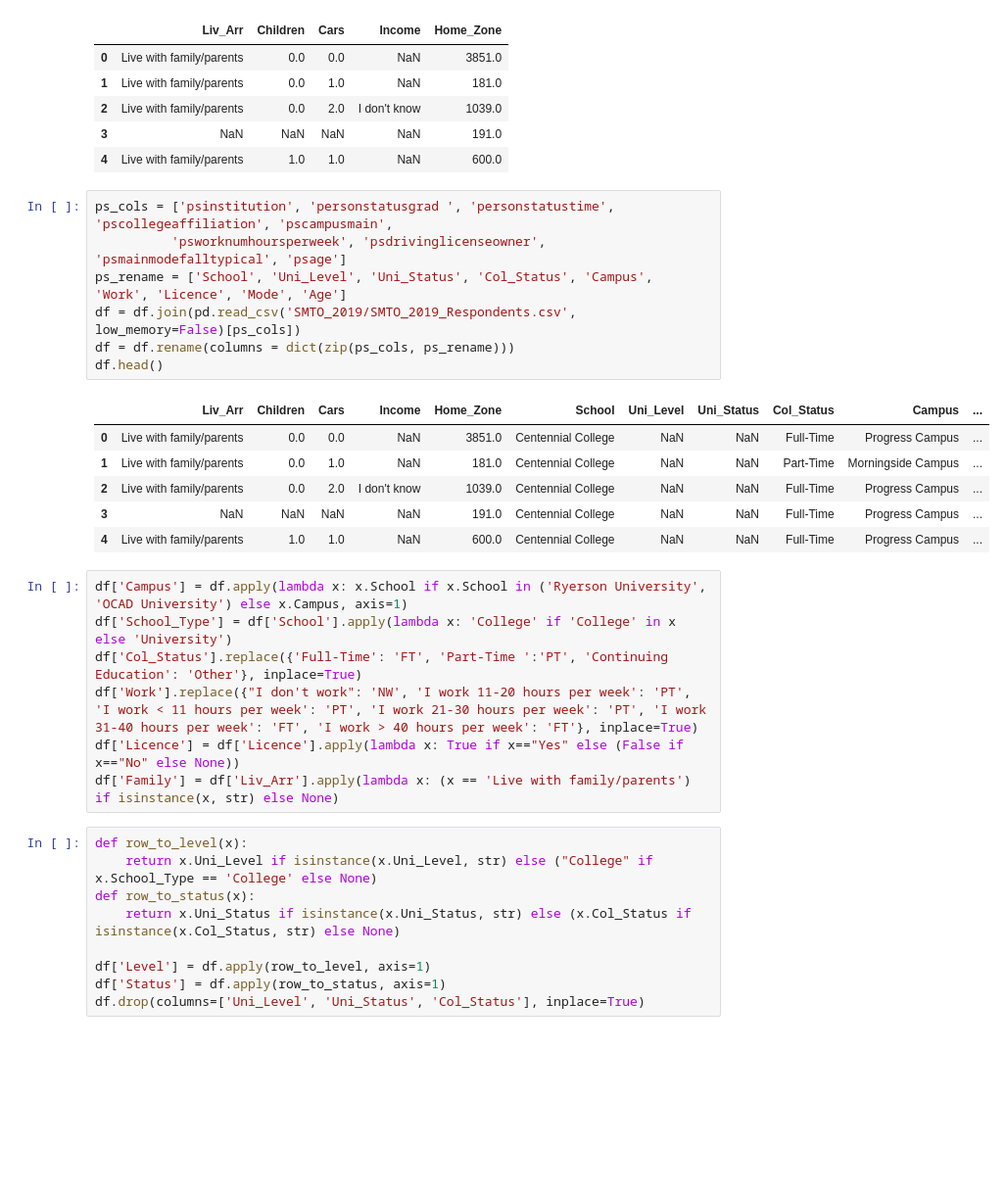
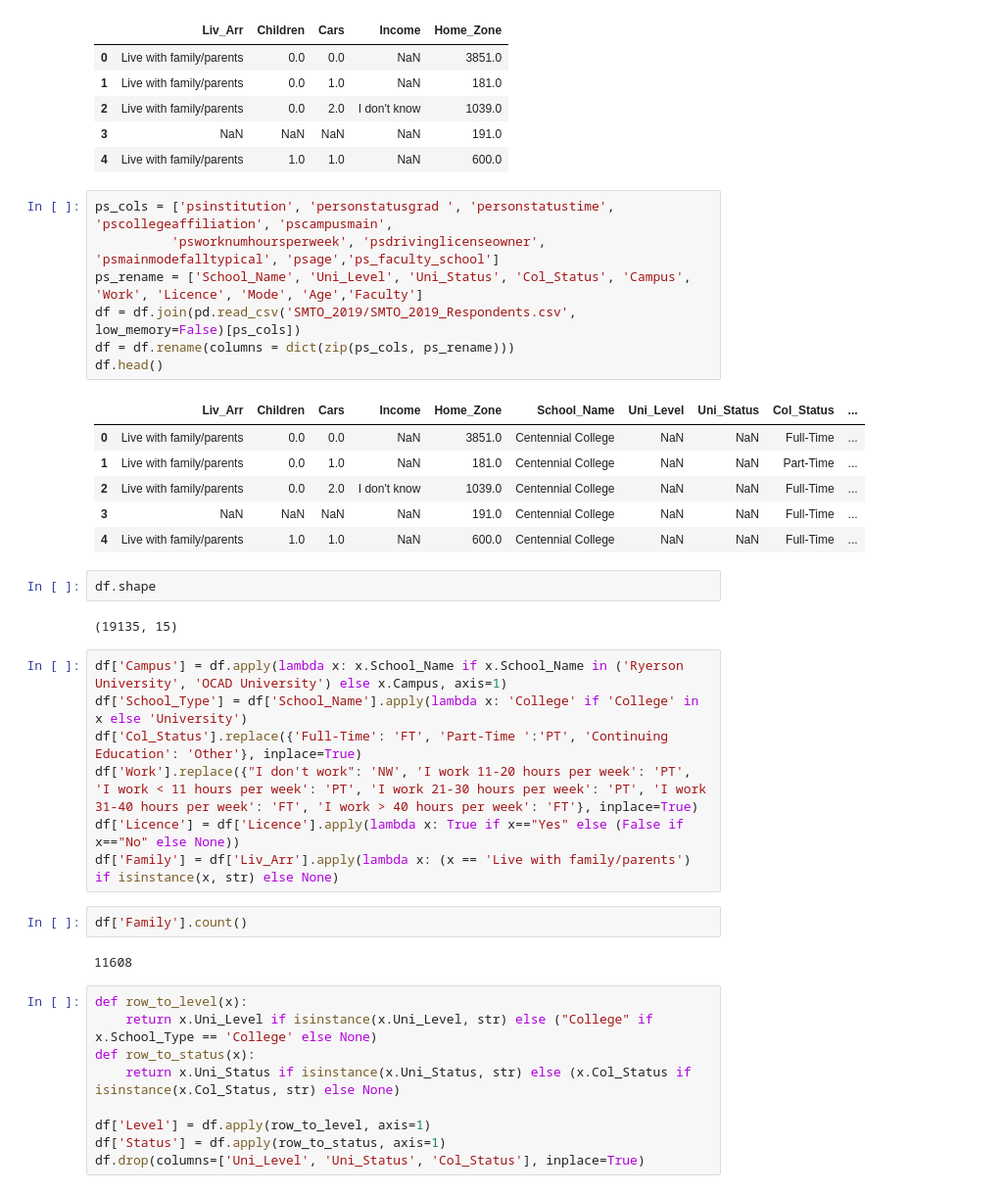
Before and after one commit to gonzaloMS-2000/PORPOS-TMG, a Jupyter notebook: Data/Create_Complete_Data_File_2019-Copy1.ipynb, the cells around one changed output. Shown at 98% size. Saved outputs shown, nothing was run; the diff lists cells and outputs as text; blank space fills up the shorter version.

```diff
--- a/Data/Create_Complete_Data_File_2019-Copy1.ipynb
+++ b/Data/Create_Complete_Data_File_2019-Copy1.ipynb
@@ -17,25 +17,33 @@ df.head()
 | 4 | Live with family/parents | 1.0 | 1.0 | NaN | 600.0 |
 # %%
 ps_cols = ['psinstitution', 'personstatusgrad ', 'personstatustime', 'pscollegeaffiliation', 'pscampusmain',
-          'psworknumhoursperweek', 'psdrivinglicenseowner', 'psmainmodefalltypical', 'psage']
-ps_rename = ['School', 'Uni_Level', 'Uni_Status', 'Col_Status', 'Campus', 'Work', 'Licence', 'Mode', 'Age']
+          'psworknumhoursperweek', 'psdrivinglicenseowner', 'psmainmodefalltypical', 'psage','ps_faculty_school']
+ps_rename = ['School_Name', 'Uni_Level', 'Uni_Status', 'Col_Status', 'Campus', 'Work', 'Licence', 'Mode', 'Age','Faculty']
 df = df.join(pd.read_csv('SMTO_2019/SMTO_2019_Respondents.csv', low_memory=False)[ps_cols])
 df = df.rename(columns = dict(zip(ps_cols, ps_rename)))
 df.head()
 # %% [output]
-|  | Liv_Arr | Children | Cars | Income | Home_Zone | School | Uni_Level | Uni_Status | Col_Status | Campus | ... |
-| 0 | Live with family/parents | 0.0 | 0.0 | NaN | 3851.0 | Centennial College | NaN | NaN | Full-Time | Progress Campus | ... |
-| 1 | Live with family/parents | 0.0 | 1.0 | NaN | 181.0 | Centennial College | NaN | NaN | Part-Time | Morningside Campus | ... |
-| 2 | Live with family/parents | 0.0 | 2.0 | I don't know | 1039.0 | Centennial College | NaN | NaN | Full-Time | Progress Campus | ... |
-| 3 | NaN | NaN | NaN | NaN | 191.0 | Centennial College | NaN | NaN | Full-Time | Progress Campus | ... |
-| 4 | Live with family/parents | 1.0 | 1.0 | NaN | 600.0 | Centennial College | NaN | NaN | Full-Time | Progress Campus | ... |
+|  | Liv_Arr | Children | Cars | Income | Home_Zone | School_Name | Uni_Level | Uni_Status | Col_Status | ... |
+| 0 | Live with family/parents | 0.0 | 0.0 | NaN | 3851.0 | Centennial College | NaN | NaN | Full-Time | ... |
+| 1 | Live with family/parents | 0.0 | 1.0 | NaN | 181.0 | Centennial College | NaN | NaN | Part-Time | ... |
+| 2 | Live with family/parents | 0.0 | 2.0 | I don't know | 1039.0 | Centennial College | NaN | NaN | Full-Time | ... |
+| 3 | NaN | NaN | NaN | NaN | 191.0 | Centennial College | NaN | NaN | Full-Time | ... |
+| 4 | Live with family/parents | 1.0 | 1.0 | NaN | 600.0 | Centennial College | NaN | NaN | Full-Time | ... |
+# %%
+df.shape
+# %% [output]
+(19135, 15)
 # %%
-df['Campus'] = df.apply(lambda x: x.School if x.School in ('Ryerson University', 'OCAD University') else x.Campus, axis=1)
-df['School_Type'] = df['School'].apply(lambda x: 'College' if 'College' in x else 'University')
+df['Campus'] = df.apply(lambda x: x.School_Name if x.School_Name in ('Ryerson University', 'OCAD University') else x.Campus, axis=1)
+df['School_Type'] = df['School_Name'].apply(lambda x: 'College' if 'College' in x else 'University')
 df['Col_Status'].replace({'Full-Time': 'FT', 'Part-Time ':'PT', 'Continuing Education': 'Other'}, inplace=True)
 df['Work'].replace({"I don't work": 'NW', 'I work 11-20 hours per week': 'PT', 'I work < 11 hours per week': 'PT', 'I work 21-30 hours per week': 'PT', 'I work 31-40 hours per week': 'FT', 'I work > 40 hours per week': 'FT'}, inplace=True)
 df['Licence'] = df['Licence'].apply(lambda x: True if x=="Yes" else (False if x=="No" else None))
 df['Family'] = df['Liv_Arr'].apply(lambda x: (x == 'Live with family/parents') if isinstance(x, str) else None)
+# %%
+df['Family'].count()
+# %% [output]
+11608
 # %%
 def row_to_level(x):
     return x.Uni_Level if isinstance(x.Uni_Level, str) else ("College" if x.School_Type == 'College' else None)
```
Also changed, not shown: parts of 18 cells of this notebook, 4 other files.
